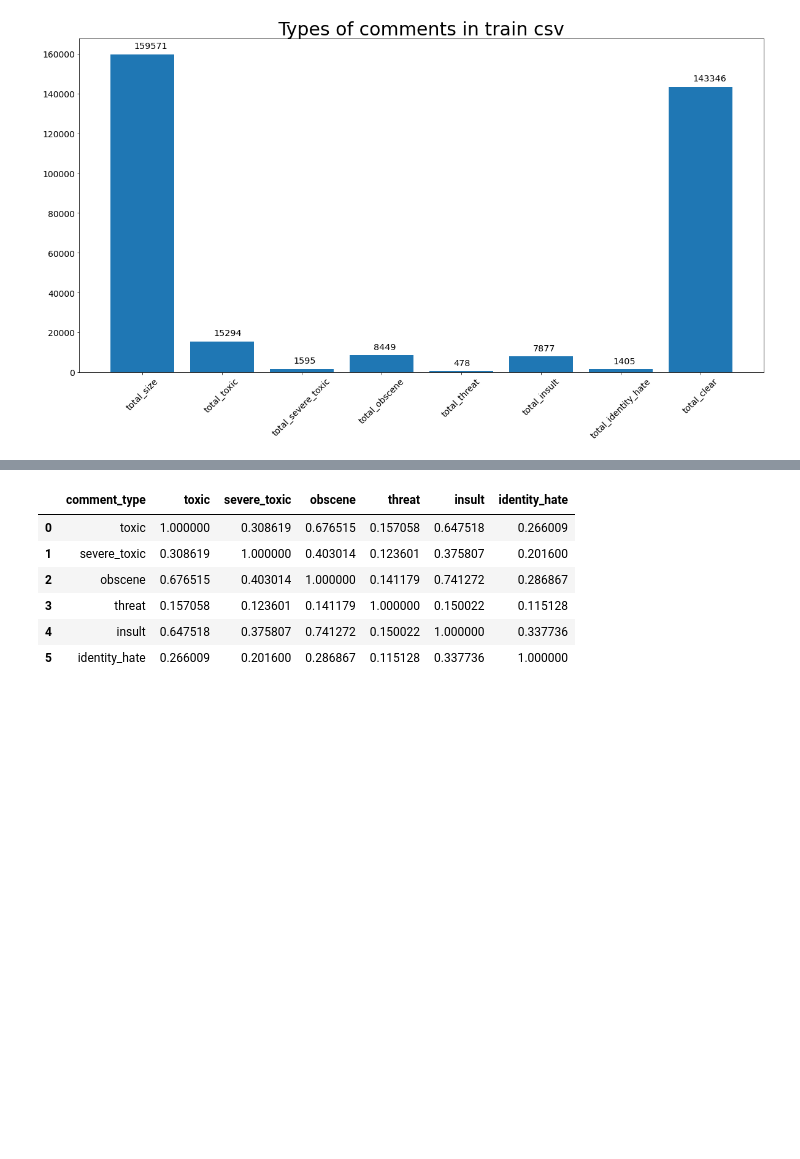
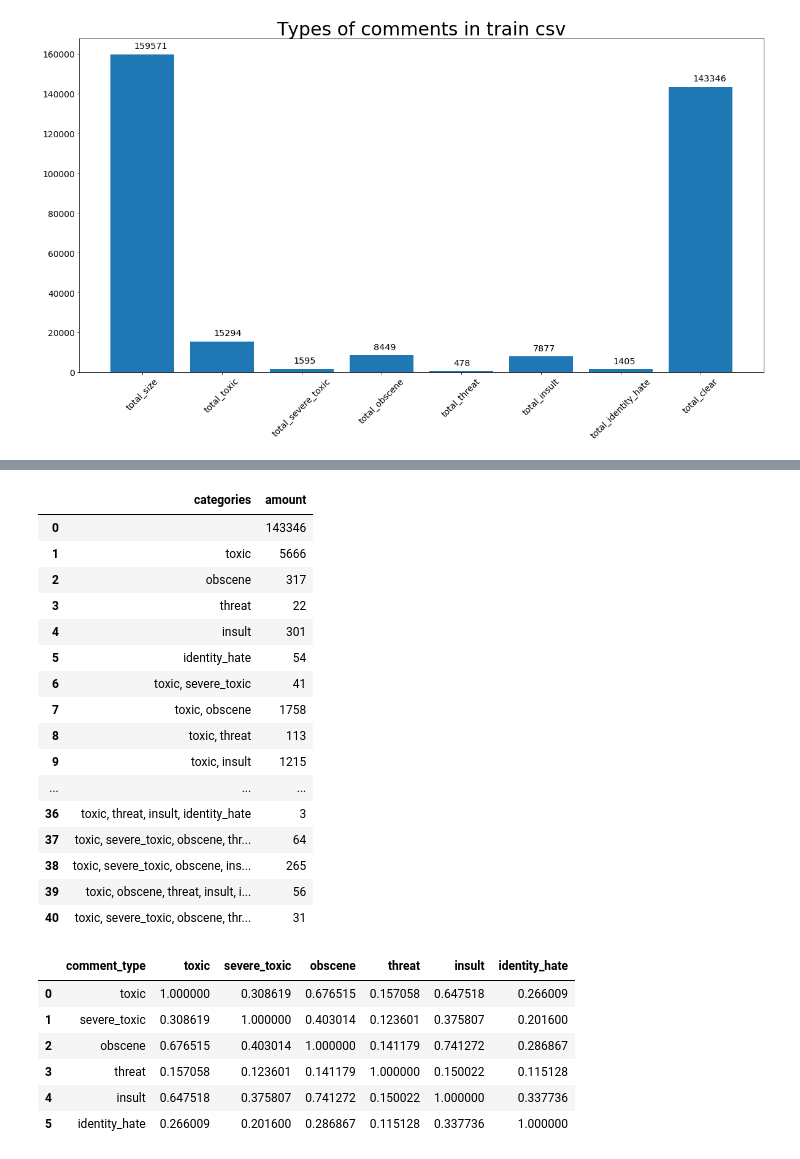
Before and after one commit to dwitek/Toxic-Comment-Classification, a Jupyter notebook: Data Mining.ipynb, the cells around one changed output, grey strips where cells are left out. Saved outputs shown, nothing was run; the diff lists cells and outputs as text; code cells hidden in the pictures; blank space fills up the shorter version.

```diff
--- a/Data Mining.ipynb
+++ b/Data Mining.ipynb
@@ -53,3 +83,29 @@ for index, value in enumerate(count.values()):
+# %%
+l = list(zip(list(categories_dict.keys()), list(categories_dict.values())))
+headers_list = [""] + headers.ravel().tolist()
+l = sorted(l, key=lambda kv: (kv[0].count(", "), [headers_list.index(k) for k in kv[0].split(", ")], kv))
+l = np.array(l)
+cat_df = pd.DataFrame({"categories": l[:,0], "amount": l[:,1]})
+pd.set_option('max_colwidth', 800)
+display(cat_df)
+# %% [output]
+|  | categories | amount |
+| 0 |  | 143346 |
+| 1 | toxic | 5666 |
+| 2 | obscene | 317 |
+| 3 | threat | 22 |
+| 4 | insult | 301 |
+| 5 | identity_hate | 54 |
+| 6 | toxic, severe_toxic | 41 |
+| 7 | toxic, obscene | 1758 |
+| 8 | toxic, threat | 113 |
+| 9 | toxic, insult | 1215 |
+| ... | ... | ... |
+| 36 | toxic, threat, insult, identity_hate | 3 |
+| 37 | toxic, severe_toxic, obscene, thr... | 64 |
+| 38 | toxic, severe_toxic, obscene, ins... | 265 |
+| 39 | toxic, obscene, threat, insult, i... | 56 |
+| 40 | toxic, severe_toxic, obscene, thr... | 31 |
 # %%
 correlation = {
     "comment_type":[],
```
Also changed, not shown: parts of 4 cells of this notebook.
